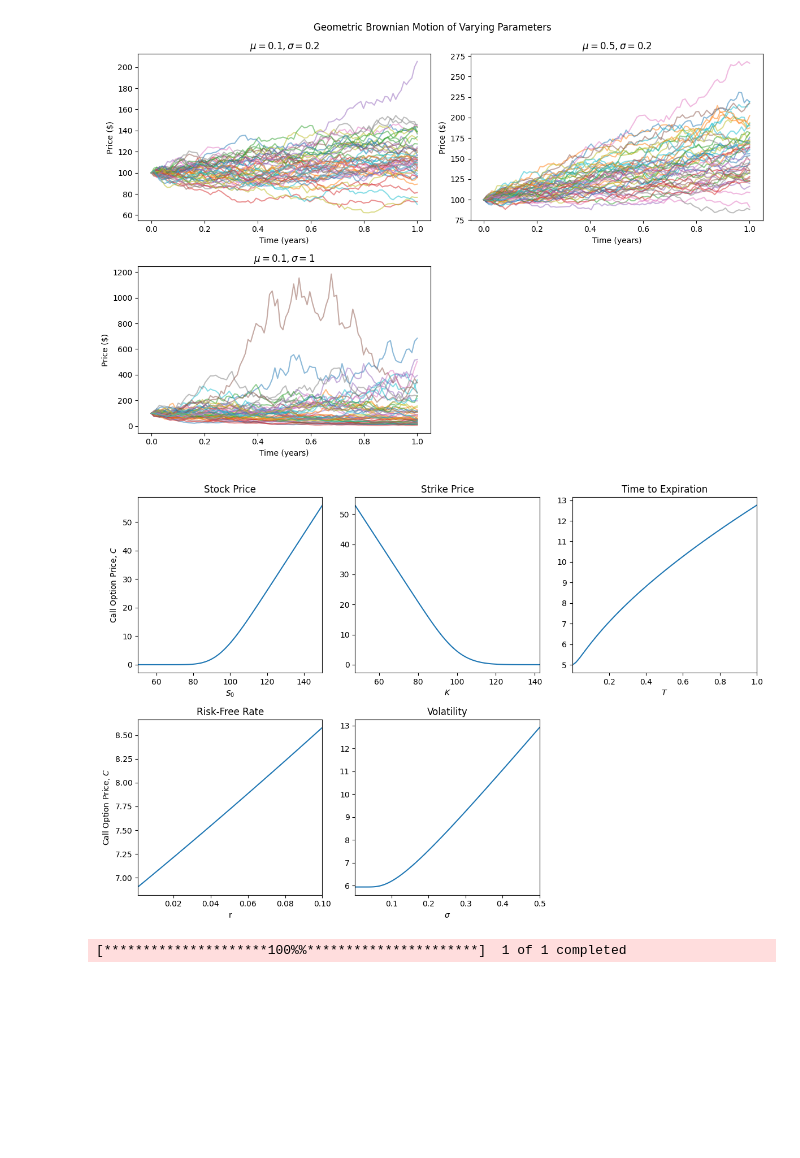
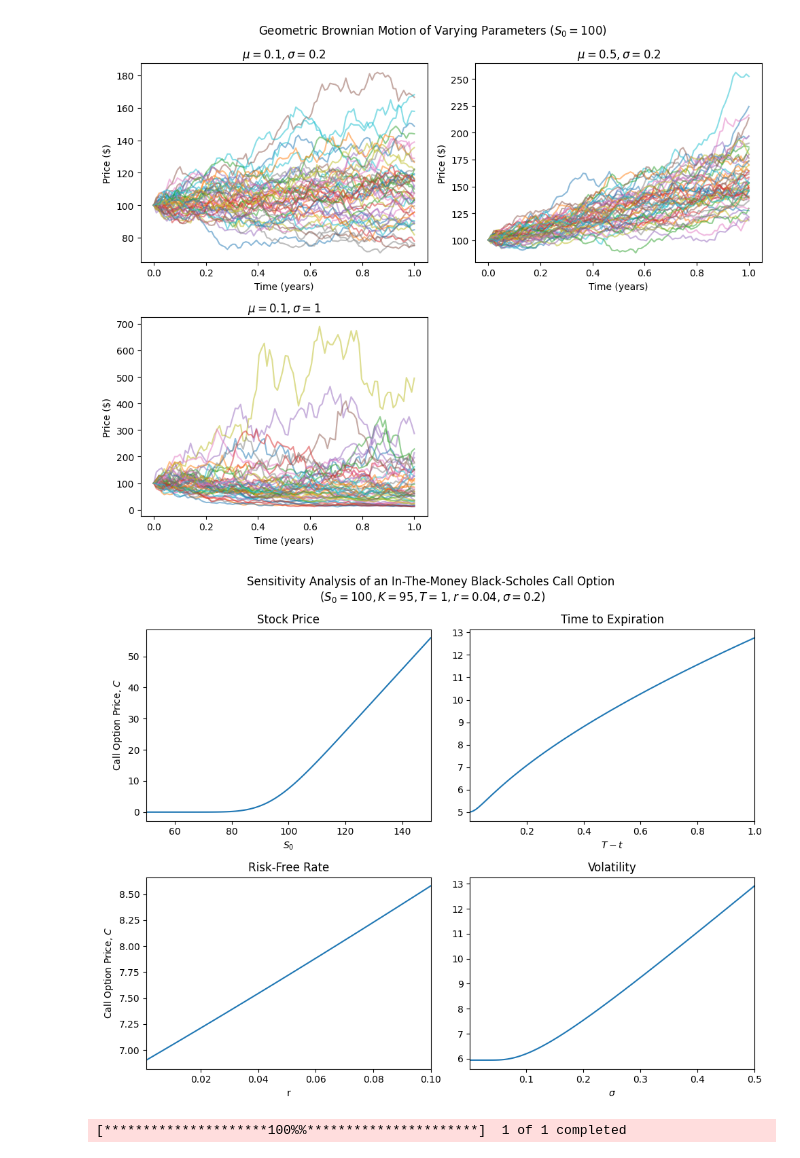
Before and after one commit to yangsu01/funance_blog, a Jupyter notebook: blogs/13-black-scholes/black-scholes.ipynb, the cells around one changed output. Cells and saved outputs as stored; diff of their text form; code cells hidden in the pictures; blank space fills up the shorter version.

Commit message:
Adjust parameters

```diff
--- a/blogs/13-black-scholes/black-scholes.ipynb
+++ b/blogs/13-black-scholes/black-scholes.ipynb
@@ -43,36 +43,38 @@ def gbm(s_0, mu, sigma, T, N):
 # simulate 100 geometric brownian motions
 n = 100 # number of time steps
 t = np.linspace(0, 1, n)
 s_0 = 100 # initial stock price
 mu1 = 0.1 # expected return (drift)
 mu2 = 0.5
 sigma1 = 0.2 # volatility (diffusion)
 sigma2 = 1
 
-fig, ax = plt.subplots(2, 2, figsize=(12, 8))
+fig, ax = plt.subplots(2, 2, figsize=(10, 8))
 for i in range(50):
     ax[0,0].plot(t, gbm(s_0, mu1, sigma1, 1, n), alpha=0.5)
     ax[0,1].plot(t, gbm(s_0, mu2, sigma1, 1, n), alpha=0.5)
     ax[1,0].plot(t, gbm(s_0, mu1, sigma2, 1, n), alpha=0.5)
 
 ax[0, 0].set_xlabel('Time (years)')
 ax[0, 0].set_ylabel('Price ($)')
 ax[0, 0].set_title(rf'$\mu = {mu1}, \sigma = {sigma1}$')
 
 ax[0, 1].set_xlabel('Time (years)')
 ax[0, 1].set_ylabel('Price ($)')
 ax[0, 1].set_title(rf'$\mu = {mu2}, \sigma = {sigma1}$')
 
 ax[1, 0].set_xlabel('Time (years)')
 ax[1, 0].set_ylabel('Price ($)')
 ax[1, 0].set_title(rf'$\mu = {mu1}, \sigma = {sigma2}$')
 
 fig.delaxes(ax[1, 1])
-fig.suptitle('Geometric Brownian Motion of Varying Parameters')
+fig.suptitle(
+    rf'Geometric Brownian Motion of Varying Parameters ($S_0 = {s_0}$)'
+)
 plt.tight_layout()
 plt.show()
 # %% [output]
-[figure, old version]
+[figure, new version]
 # %%
 # black-scholes
 def black_scholes_call(s_0, k, t, r, sigma):
@@ -111,22 +113,17 @@ d_sigma = np.linspace(0.001, 0.5, 100)
 c_sigma = [black_scholes_call(s0, k, t, r, x) for x in d_sigma]
 # %%
 # plot
-fig, ax = plt.subplots(2, 3, figsize=(12, 8))
+fig, ax = plt.subplots(2, 2, figsize=(10, 8))
 ax[0, 0].set_ylabel(rf'Call Option Price, $C$')
 ax[0, 0].plot(d_s0, c_s0)
 ax[0, 0].set_title('Stock Price')
 ax[0, 0].set_xlabel(rf'$S_0$')
 ax[0, 0].set_xlim([np.min(d_s0), np.max(d_s0)])
 
-ax[0, 1].plot(d_k, c_k)
-ax[0, 1].set_title('Strike Price')
-ax[0, 1].set_xlabel('$K$')
-ax[0, 1].set_xlim([np.min(d_k), np.max(d_k)])
-
-ax[0, 2].plot(d_t, c_t)
-ax[0, 2].set_title('Time to Expiration')
-ax[0, 2].set_xlabel(rf'$T$')
-ax[0, 2].set_xlim([np.min(d_t), np.max(d_t)])
+ax[0, 1].plot(d_t, c_t)
+ax[0, 1].set_title('Time to Expiration')
+ax[0, 1].set_xlabel(rf'$T-t$')
+ax[0, 1].set_xlim([np.min(d_t), np.max(d_t)])
 
 ax[1, 0].set_ylabel(rf'Call Option Price, $C$')
 ax[1, 0].plot(d_r, c_r)
@@ -139,12 +136,14 @@ ax[1, 1].set_title('Volatility')
 ax[1, 1].set_xlabel(rf'$\sigma$')
 ax[1, 1].set_xlim([np.min(d_sigma), np.max(d_sigma)])
 
-fig.delaxes(ax[1, 2])
-
+fig.suptitle(
+    'Sensitivity Analysis of an In-The-Money Black-Scholes Call Option \n'
+    rf'($S_0 = {s_0}, K = {k}, T = {1}, r = {r}, \sigma = {sigma}$)'
+)
 plt.tight_layout()
 plt.show()
 # %% [output]
-[figure, old version]
+[figure, new version]
 # %%
 # options data
 TICKER = 'NVDA'
```
Also changed, not shown: parts of 7 cells of this notebook.
